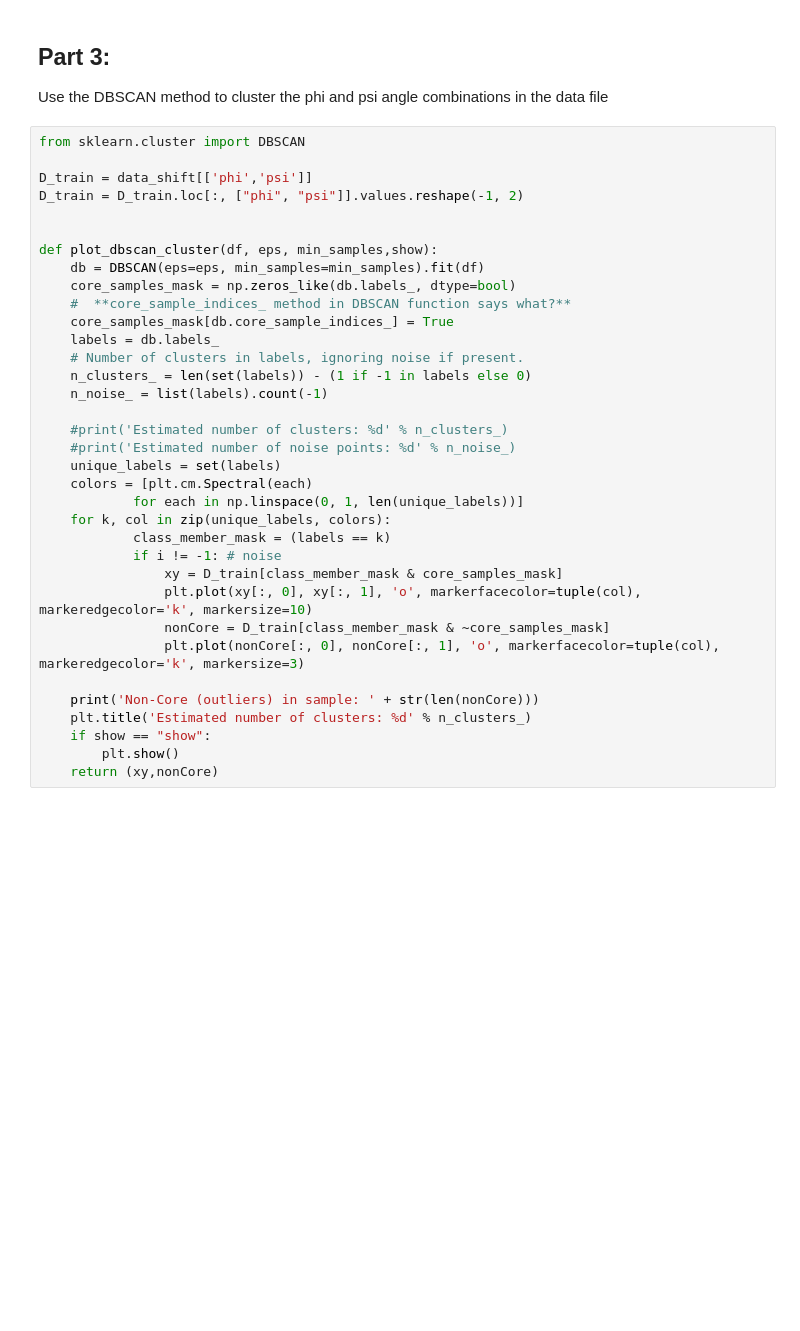
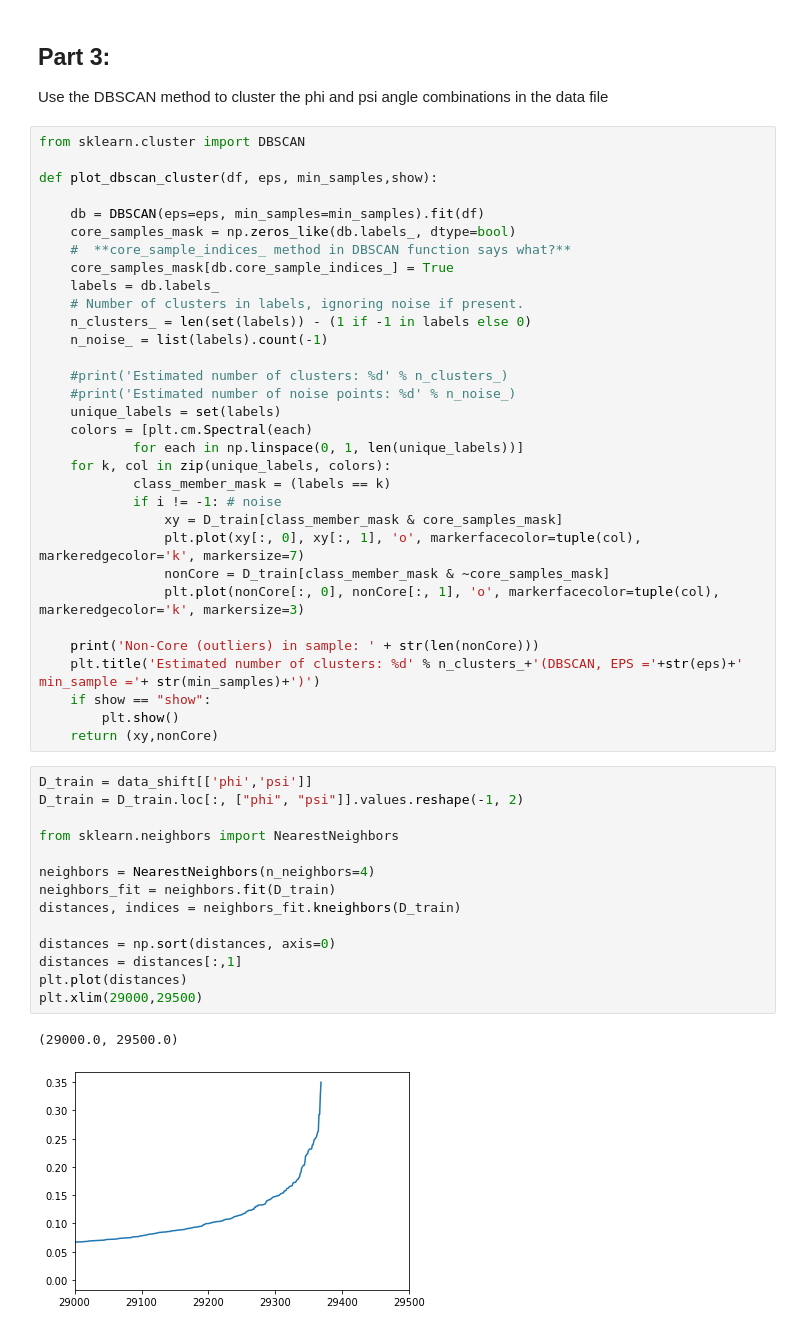
Before and after one commit to JohanBirger/DAT405, a Jupyter notebook: Assignment3.ipynb, the cells around one changed output. Saved outputs shown, nothing was run; the diff lists cells and outputs as text; blank space fills up the shorter version.

```diff
--- a/Assignment3.ipynb
+++ b/Assignment3.ipynb
@@ -155,11 +154,8 @@ showClusters(data_shift,3)
 # %%
 from sklearn.cluster import DBSCAN
 
-D_train = data_shift[['phi','psi']]
-D_train = D_train.loc[:, ["phi", "psi"]].values.reshape(-1, 2)
+def plot_dbscan_cluster(df, eps, min_samples,show):
 
-
-def plot_dbscan_cluster(df, eps, min_samples,show):
     db = DBSCAN(eps=eps, min_samples=min_samples).fit(df)
     core_samples_mask = np.zeros_like(db.labels_, dtype=bool)
     #  **core_sample_indices_ method in DBSCAN function says what?**
@@ -178,13 +174,30 @@ def plot_dbscan_cluster(df, eps, min_samples,show):
             class_member_mask = (labels == k)
             if i != -1: # noise
                 xy = D_train[class_member_mask & core_samples_mask]
-                plt.plot(xy[:, 0], xy[:, 1], 'o', markerfacecolor=tuple(col), markeredgecolor='k', markersize=10)
+                plt.plot(xy[:, 0], xy[:, 1], 'o', markerfacecolor=tuple(col), markeredgecolor='k', markersize=7)
                 nonCore = D_train[class_member_mask & ~core_samples_mask]
                 plt.plot(nonCore[:, 0], nonCore[:, 1], 'o', markerfacecolor=tuple(col), markeredgecolor='k', markersize=3)
 
     print('Non-Core (outliers) in sample: ' + str(len(nonCore)))
-    plt.title('Estimated number of clusters: %d' % n_clusters_)
+    plt.title('Estimated number of clusters: %d' % n_clusters_+'(DBSCAN, EPS ='+str(eps)+' min_sample ='+ str(min_samples)+')')
     if show == "show":
         plt.show()
     return (xy,nonCore)
+# %%
+D_train = data_shift[['phi','psi']]
+D_train = D_train.loc[:, ["phi", "psi"]].values.reshape(-1, 2)
+
+from sklearn.neighbors import NearestNeighbors
+
+neighbors = NearestNeighbors(n_neighbors=4)
+neighbors_fit = neighbors.fit(D_train)
+distances, indices = neighbors_fit.kneighbors(D_train)
+
+distances = np.sort(distances, axis=0)
+distances = distances[:,1]
+plt.plot(distances)
+plt.xlim(29000,29500)
+# %% [output]
+(29000.0, 29500.0)
+[figure, added]
 # %%
```
Also changed, not shown: parts of 21 cells of this notebook, 23 other files.
